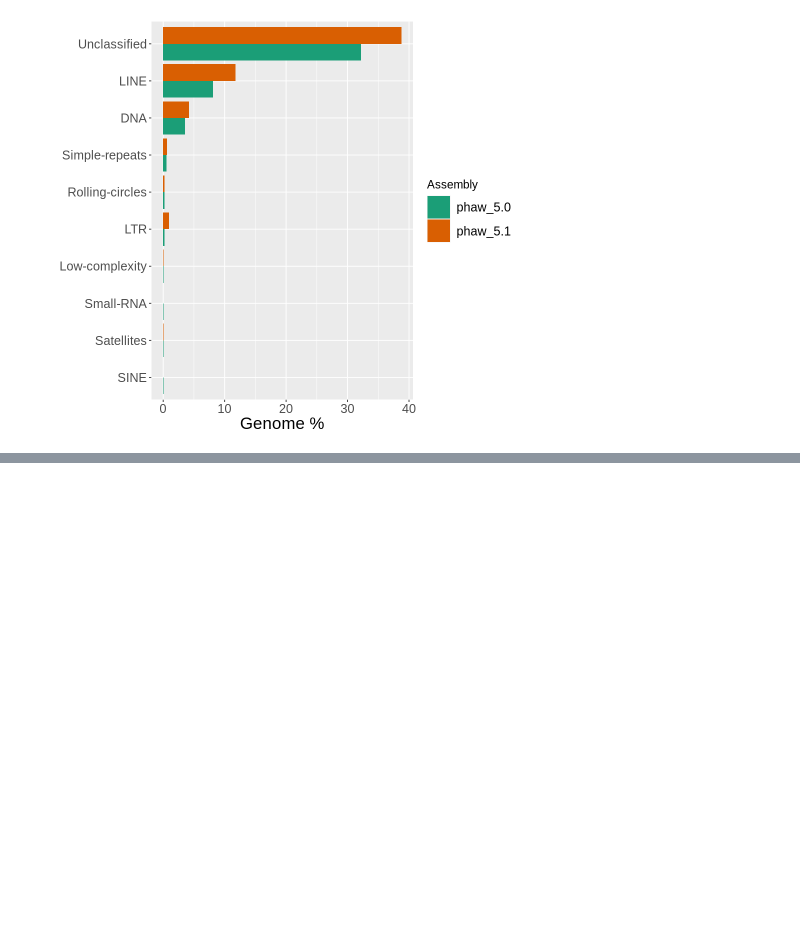
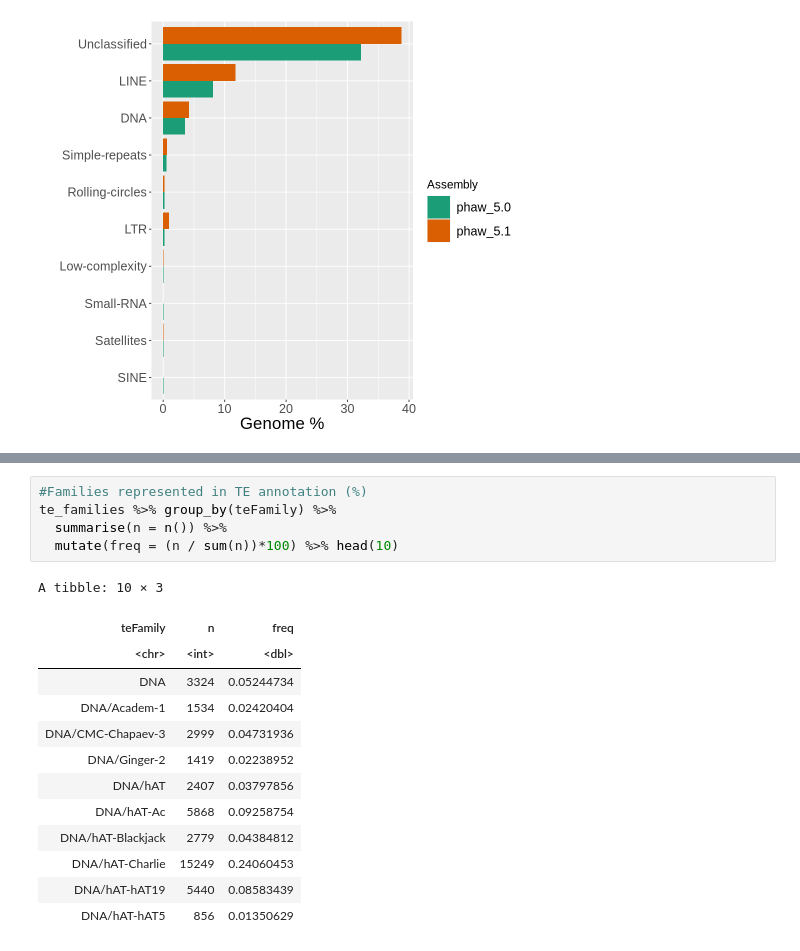
Before and after one commit to Mjaraespejo/Parhyale_MZT_ZGA, a Jupyter notebook: Notebooks/2_2_TEannotation_analysis.ipynb, the cells around one changed output, grey strips where cells are left out. Saved outputs shown, nothing was run; the diff lists cells and outputs as text; blank space fills up the shorter version.

```diff
--- a/Notebooks/2_2_TEannotation_analysis.ipynb
+++ b/Notebooks/2_2_TEannotation_analysis.ipynb
@@ -84,0 +140,19 @@ ylab("Genome %") + xlab("") +
+# %%
+#Families represented in TE annotation (%)
+te_families %>% group_by(teFamily) %>%
+  summarise(n = n()) %>%
+  mutate(freq = (n / sum(n))*100) %>% head(10)
+# %% [output]
+A tibble: 10 × 3
+| teFamily | n | freq |
+| <chr> | <int> | <dbl> |
+| DNA | 3324 | 0.05244734 |
+| DNA/Academ-1 | 1534 | 0.02420404 |
+| DNA/CMC-Chapaev-3 | 2999 | 0.04731936 |
+| DNA/Ginger-2 | 1419 | 0.02238952 |
+| DNA/hAT | 2407 | 0.03797856 |
+| DNA/hAT-Ac | 5868 | 0.09258754 |
+| DNA/hAT-Blackjack | 2779 | 0.04384812 |
+| DNA/hAT-Charlie | 15249 | 0.24060453 |
+| DNA/hAT-hAT19 | 5440 | 0.08583439 |
+| DNA/hAT-hAT5 | 856 | 0.01350629 |
```
Also changed, not shown: parts of 9 cells of this notebook.
